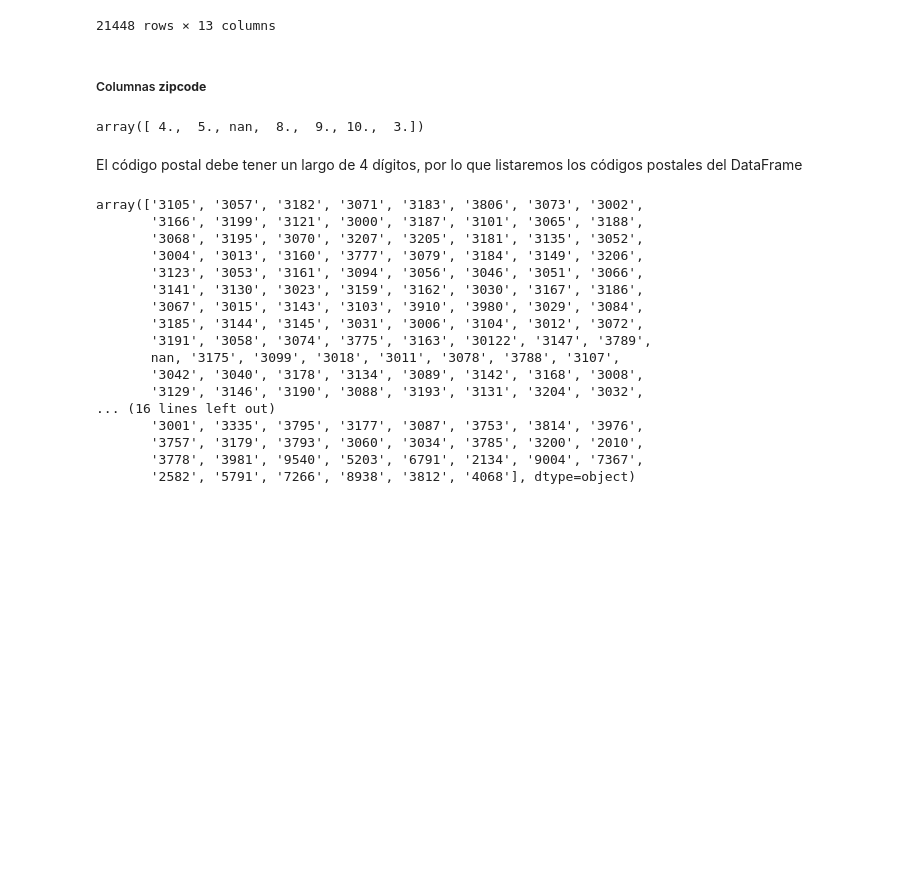
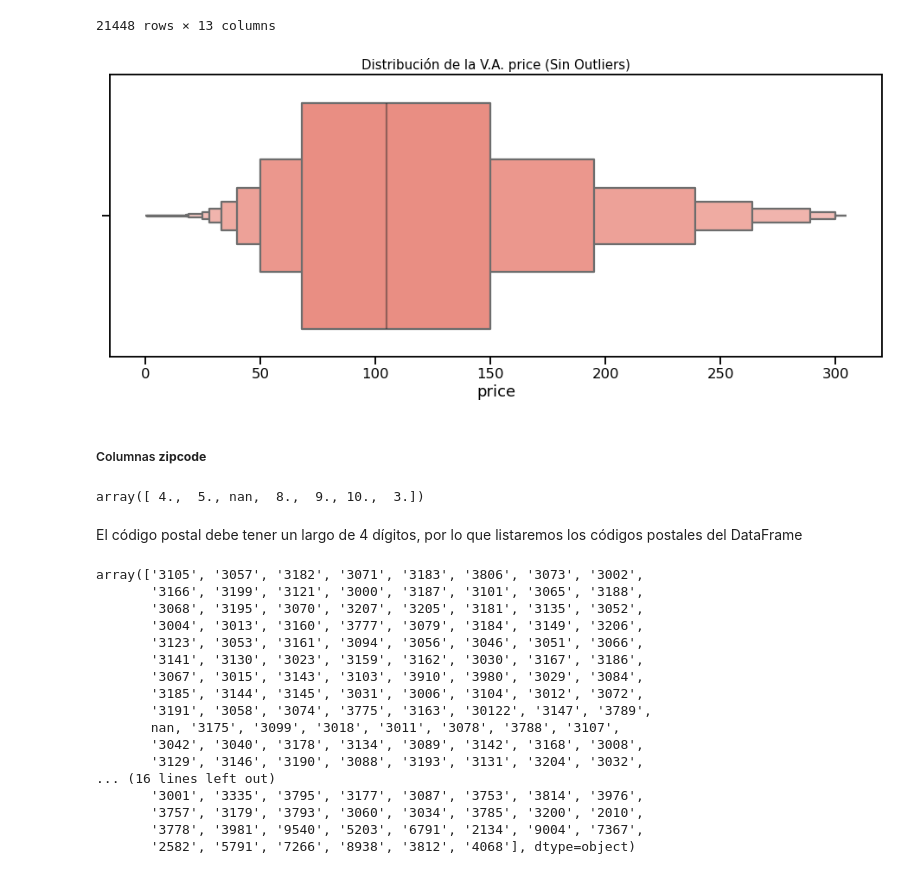
Before and after one commit to JIBarrionuevoGaltier/DiploDatos2021_Grupo_4, a Jupyter notebook: 02_EyCD/Entregable_Parte_1.ipynb, the cells around one changed output. Cells and saved outputs as stored; diff of their text form; code cells hidden in the pictures; blank space fills up the shorter version.

```diff
--- a/02_EyCD/Entregable_Parte_1.ipynb
+++ b/02_EyCD/Entregable_Parte_1.ipynb
@@ -968,6 +990,13 @@ airbnb_df_2
 | 22893 | Immaculately presented and carefu... | A plethora of Melbourne highlight... | Southbank, VIC, Australia | Southbank | Melbourne | Southbank | VIC | 3006 | ... |
 | 22894 | An ENTIRE apartment unit ALL TO Y... | NaN | Carlton, VIC, Australia | Carlton | Melbourne | Carlton | VIC | 3053 | ... |
 21448 rows × 13 columns
+# %%
+plt.figure(figsize=(16, 6))
+sns.boxenplot(data=airbnb_df_2, x="price", color='salmon')
+plt.title("Distribución de la V.A. price (Sin Outliers)", fontsize=15)
+plt.show()
+# %% [output]
+[figure, added]
 # %% [markdown]
 ##### Columnas **zipcode**
 # %%
```
Also changed, not shown: parts of 33 cells of this notebook.
